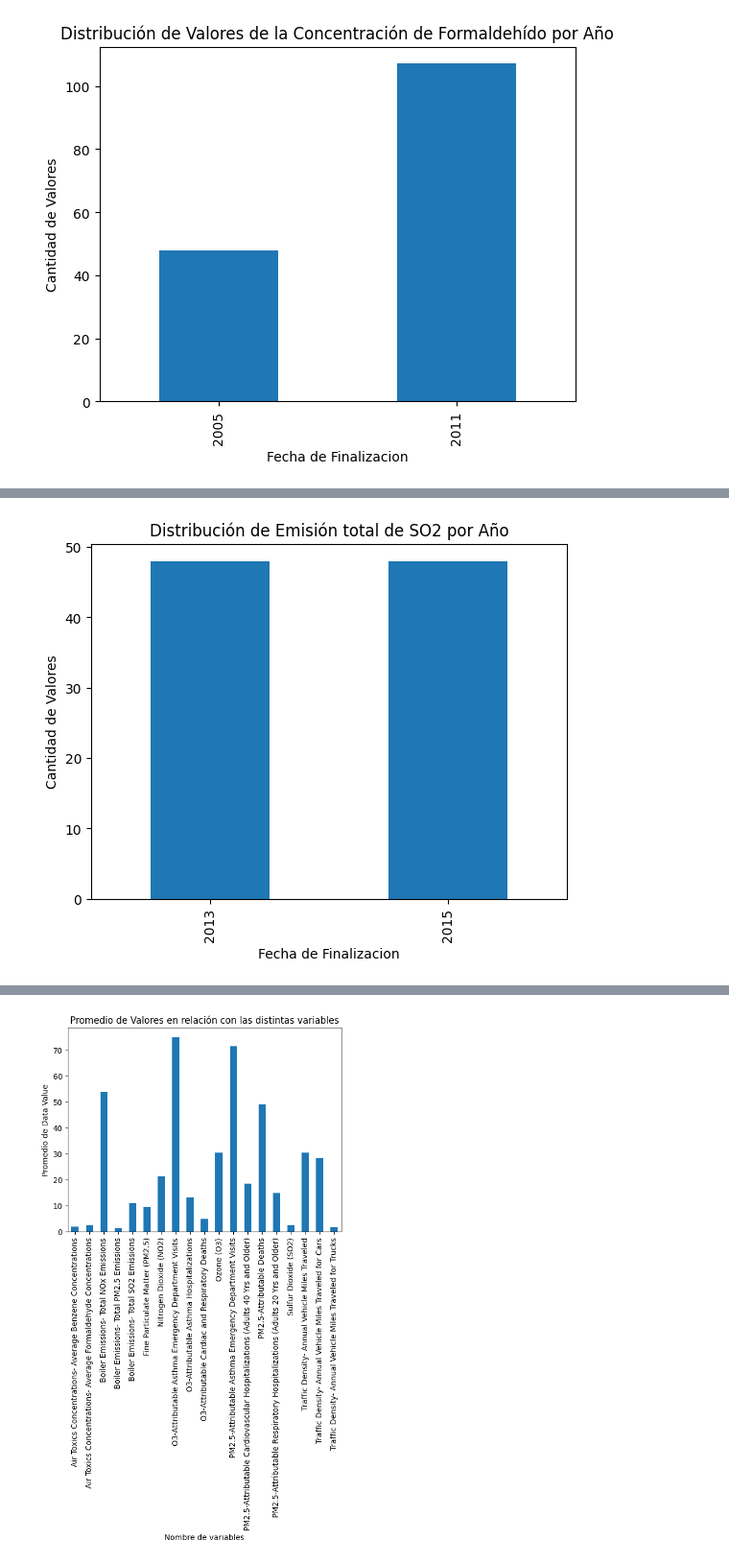
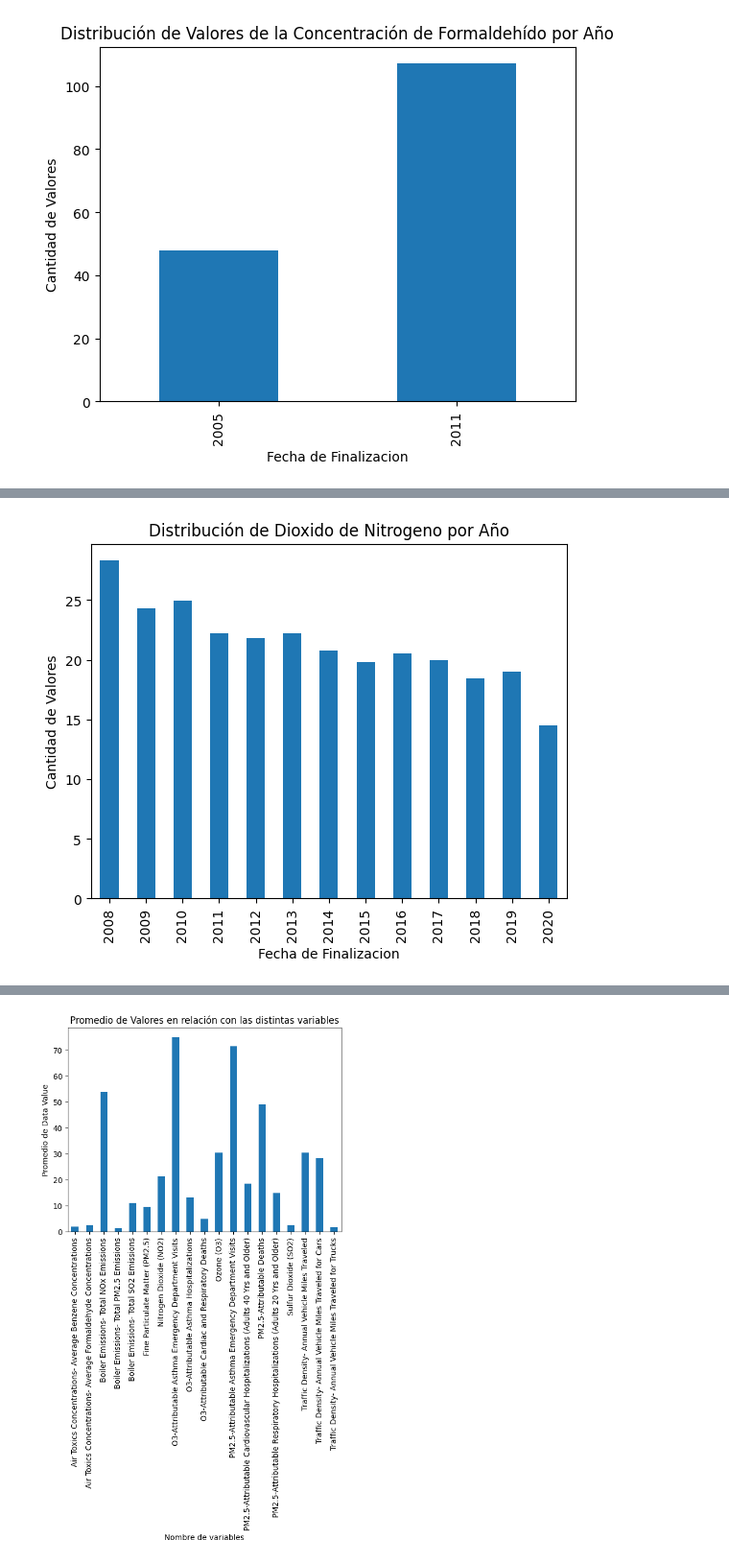
Before and after one commit to A-Lasso/Taxis-NewYork, a Jupyter notebook: Análisis_eda_contaminacion.ipynb, the cells around one changed output, grey strips where cells are left out. Shown at 96% size. Drawn from its saved outputs; the diff is of its cells as text; code cells hidden in the pictures.

```diff
--- a/Análisis_eda_contaminacion.ipynb
+++ b/Análisis_eda_contaminacion.ipynb
@@ -132,15 +222,15 @@ plt.show()
 # %%
 # Genero los datos a partir de cada columna para evaluar si existe alguna distribución particular
-df_concentraciones_SO2 = df_calidadDelAire[df_calidadDelAire['Name'] == 'Boiler Emissions- Total SO2 Emissions']
+df_concentraciones_NO2 = df_calidadDelAire[df_calidadDelAire['Name'] == 'Nitrogen Dioxide (NO2)']
 
-# Agrupo los datos por año, en teoría consideraré por anualizado fecha final la concentracion dado que este dato viene anual
-ocurrencias_por_año = df_concentraciones_SO2['Final_Date'].value_counts().sort_index()
+# Agrupo los datos por año, en teoría consideraré por anualizado fecha final la concentracion dado que este dato viene solo por winter
+ocurrencias_por_año = df_concentraciones_NO2.groupby('Start_Date')['Data Value'].mean()
 
 # Trazar el gráfico de barras
-ax = ocurrencias_por_año.plot(kind='bar', title='Distribución de Emisión total de SO2 por Año')
+ax = ocurrencias_por_año.plot(kind='bar', title='Distribución de Dioxido de Nitrogeno por Año')
 ax.set_xlabel('Fecha de Finalizacion')
 ax.set_ylabel('Cantidad de Valores')
 
 plt.show()
 # %% [output]
-[figure, old version]
+[figure, new version]
```
Also changed, not shown: parts of 28 cells of this notebook.
